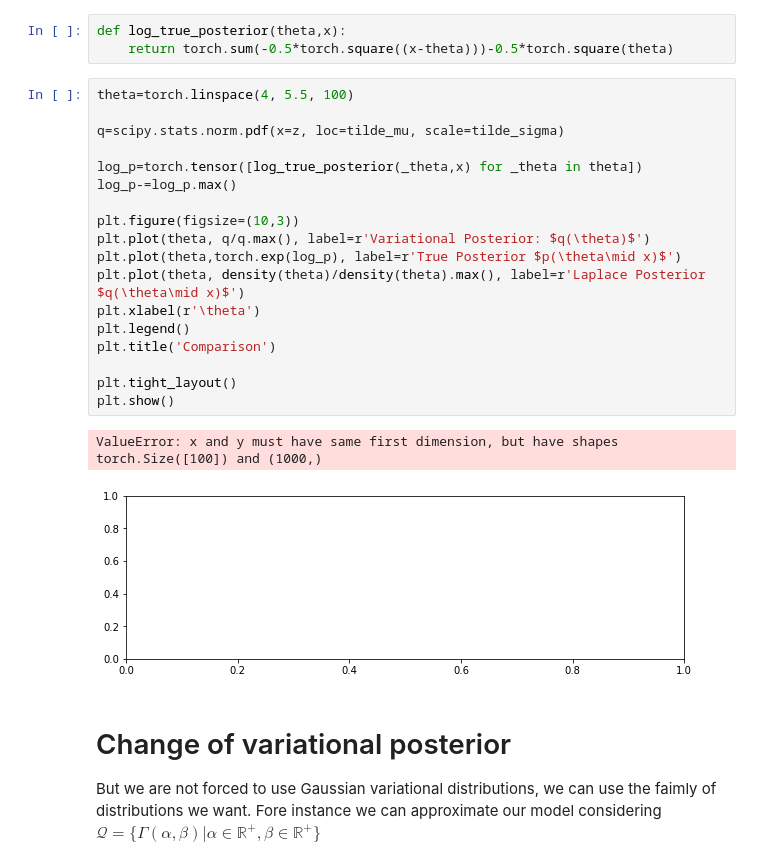
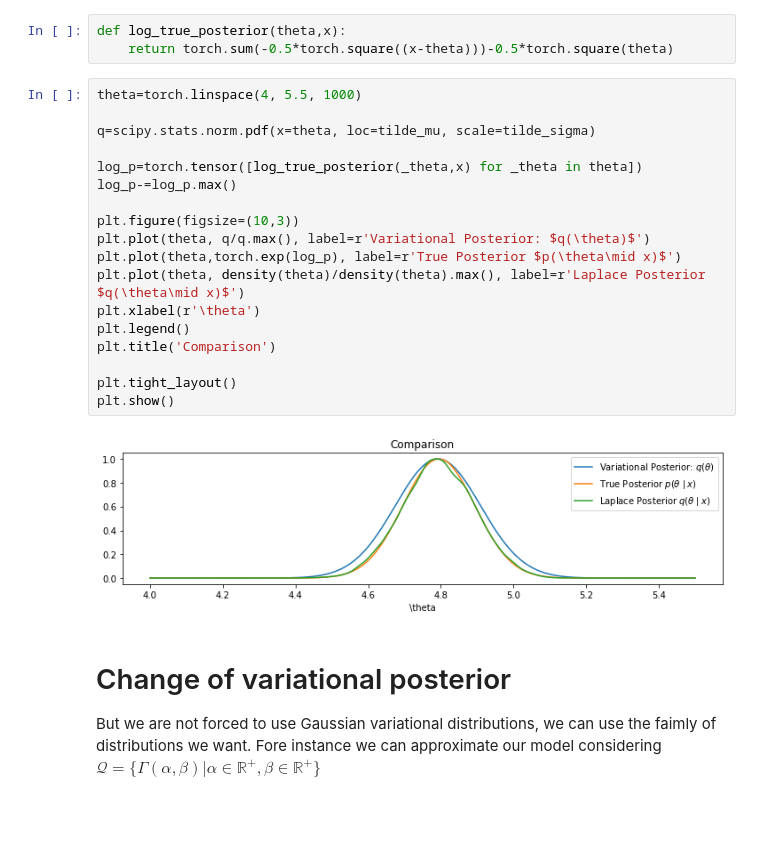
Before and after one commit to marcolorenzi/marcolorenzi.github.io, a Jupyter notebook: material/Bayes/pyro_variational_inference.ipynb, the cells around one changed output. Saved outputs shown, nothing was run; the diff lists cells and outputs as text; blank space fills up the shorter version.

```diff
--- a/material/Bayes/pyro_variational_inference.ipynb
+++ b/material/Bayes/pyro_variational_inference.ipynb
@@ -335,26 +335,25 @@ $$p(\theta\mid x_{1:n})= \frac{\prod_{i=1}^n \frac{1}{\sqrt{2\pi}}\exp\left(-\fr
 def log_true_posterior(theta,x):
     return torch.sum(-0.5*torch.square((x-theta)))-0.5*torch.square(theta)
 # %%
-theta=torch.linspace(4, 5.5, 100)
+theta=torch.linspace(4, 5.5, 1000)
 
-q=scipy.stats.norm.pdf(x=z, loc=tilde_mu, scale=tilde_sigma)
+q=scipy.stats.norm.pdf(x=theta, loc=tilde_mu, scale=tilde_sigma)
 
 log_p=torch.tensor([log_true_posterior(_theta,x) for _theta in theta])
 log_p-=log_p.max()
 
 plt.figure(figsize=(10,3))
 plt.plot(theta, q/q.max(), label=r'Variational Posterior: $q(\theta)$')
 plt.plot(theta,torch.exp(log_p), label=r'True Posterior $p(\theta\mid x)$')
 plt.plot(theta, density(theta)/density(theta).max(), label=r'Laplace Posterior $q(\theta\mid x)$')
 plt.xlabel(r'\theta')
 plt.legend()
 plt.title('Comparison')
 
 plt.tight_layout()
 plt.show()
 # %% [output]
-ValueError: x and y must have same first dimension, but have shapes torch.Size([100]) and (1000,)
-[figure, old version]
+[figure, new version]
 # %% [markdown]
 # Change of variational posterior
 
```
Also changed, not shown: parts of 4 cells of this notebook.
